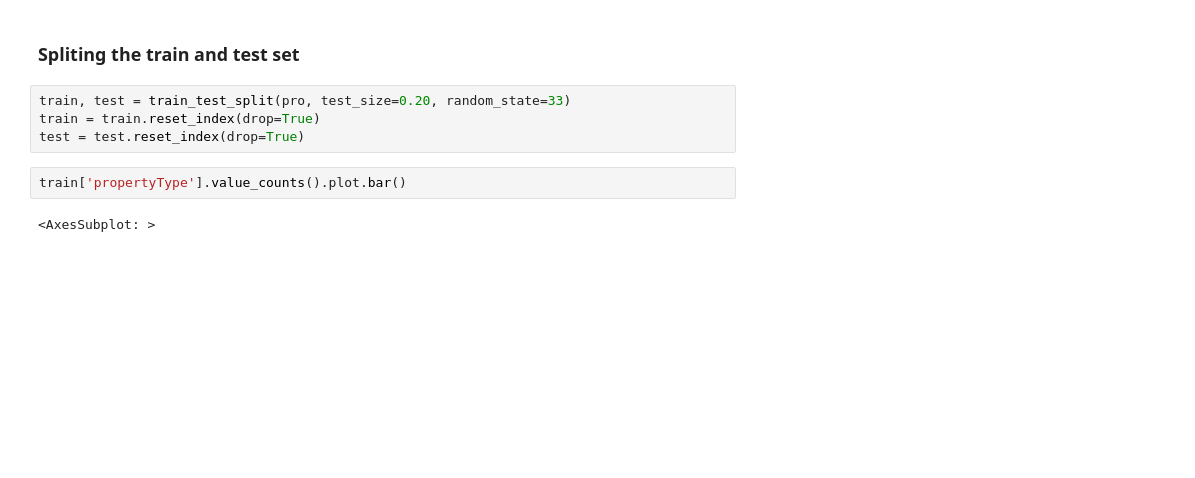
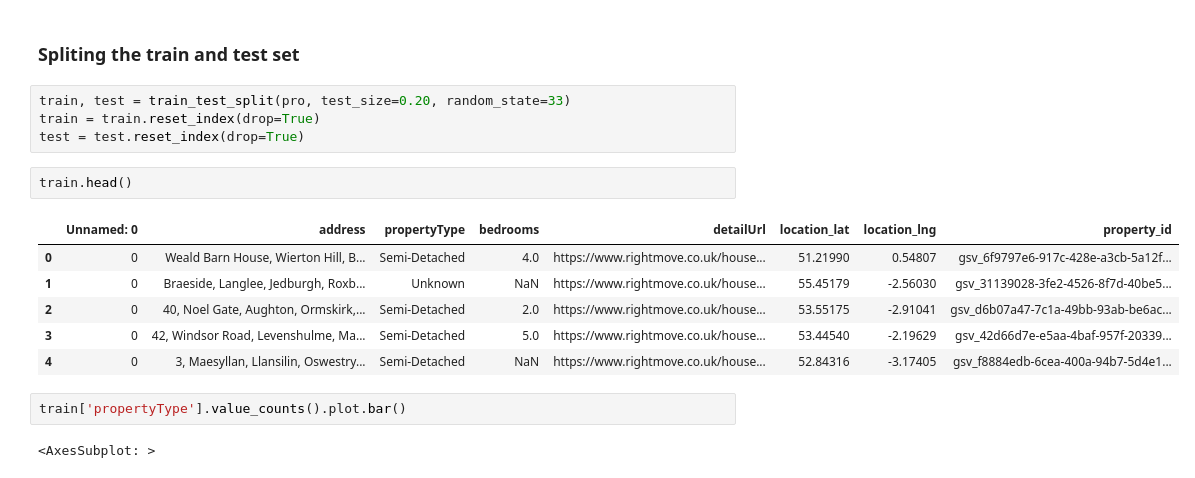
Before and after one commit to StaceyTf1999/graduateproject1_housetype.predicting, a Jupyter notebook: housing_predicting.ipynb, the cells around one changed output. Saved outputs shown, nothing was run; the diff lists cells and outputs as text; blank space fills up the shorter version.

```diff
--- a/housing_predicting.ipynb
+++ b/housing_predicting.ipynb
@@ -50,6 +55,15 @@ plt.imshow(image)
 train, test = train_test_split(pro, test_size=0.20, random_state=33)
 train = train.reset_index(drop=True)
 test = test.reset_index(drop=True)
+# %%
+train.head()
+# %% [output]
+|  | Unnamed: 0 | address | propertyType | bedrooms | detailUrl | location_lat | location_lng | property_id |
+| 0 | 0 | Weald Barn House, Wierton Hill, B... | Semi-Detached | 4.0 | https://www.rightmove.co.uk/house... | 51.21990 | 0.54807 | gsv_6f9797e6-917c-428e-a3cb-5a12f... |
+| 1 | 0 | Braeside, Langlee, Jedburgh, Roxb... | Unknown | NaN | https://www.rightmove.co.uk/house... | 55.45179 | -2.56030 | gsv_31139028-3fe2-4526-8f7d-40be5... |
+| 2 | 0 | 40, Noel Gate, Aughton, Ormskirk,... | Semi-Detached | 2.0 | https://www.rightmove.co.uk/house... | 53.55175 | -2.91041 | gsv_d6b07a47-7c1a-49bb-93ab-be6ac... |
+| 3 | 0 | 42, Windsor Road, Levenshulme, Ma... | Semi-Detached | 5.0 | https://www.rightmove.co.uk/house... | 53.44540 | -2.19629 | gsv_42d66d7e-e5aa-4baf-957f-20339... |
+| 4 | 0 | 3, Maesyllan, Llansilin, Oswestry... | Semi-Detached | NaN | https://www.rightmove.co.uk/house... | 52.84316 | -3.17405 | gsv_f8884edb-6cea-400a-94b7-5d4e1... |
 # %%
 train['propertyType'].value_counts().plot.bar()
 # %% [output]
```
Also changed, not shown: parts of 16 cells of this notebook.
